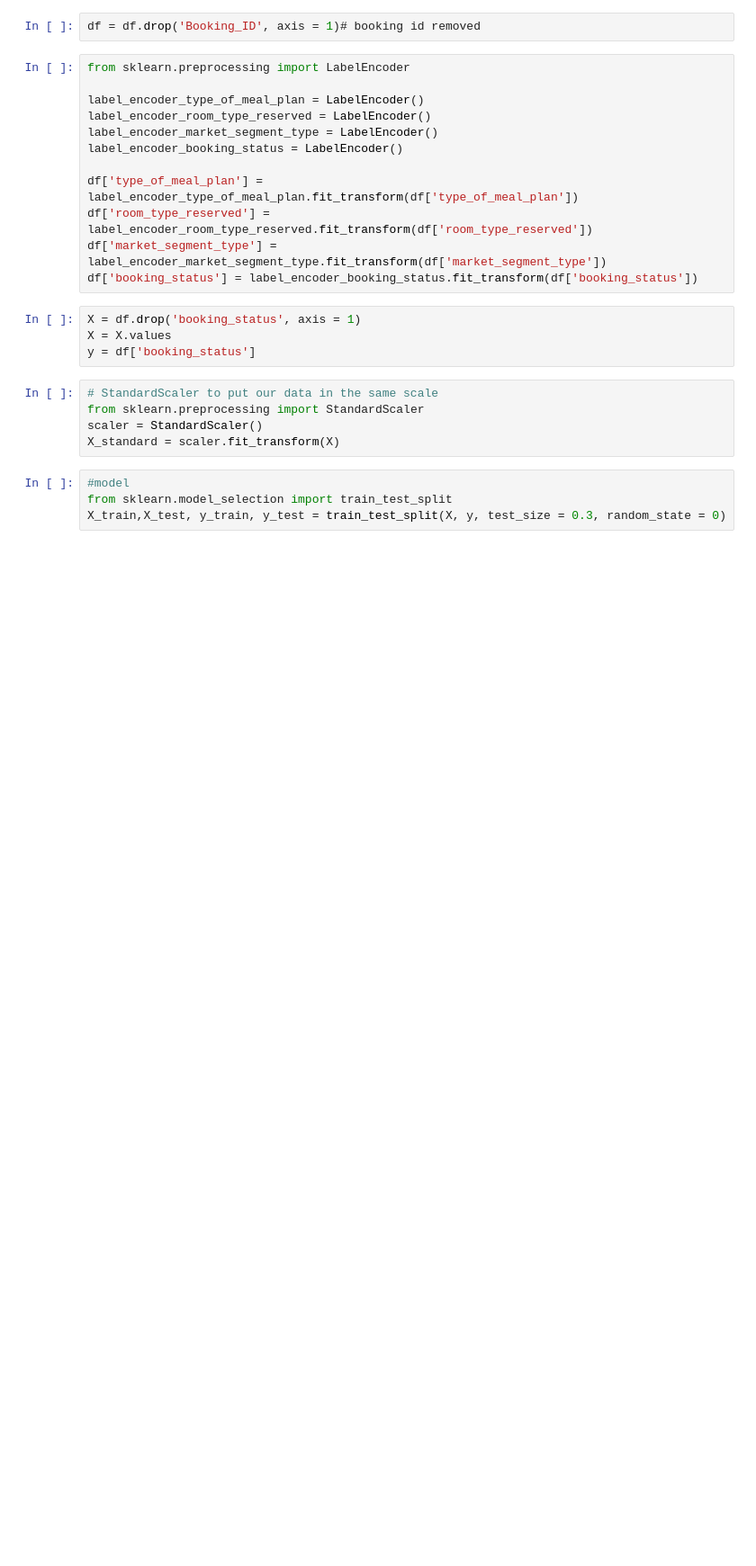
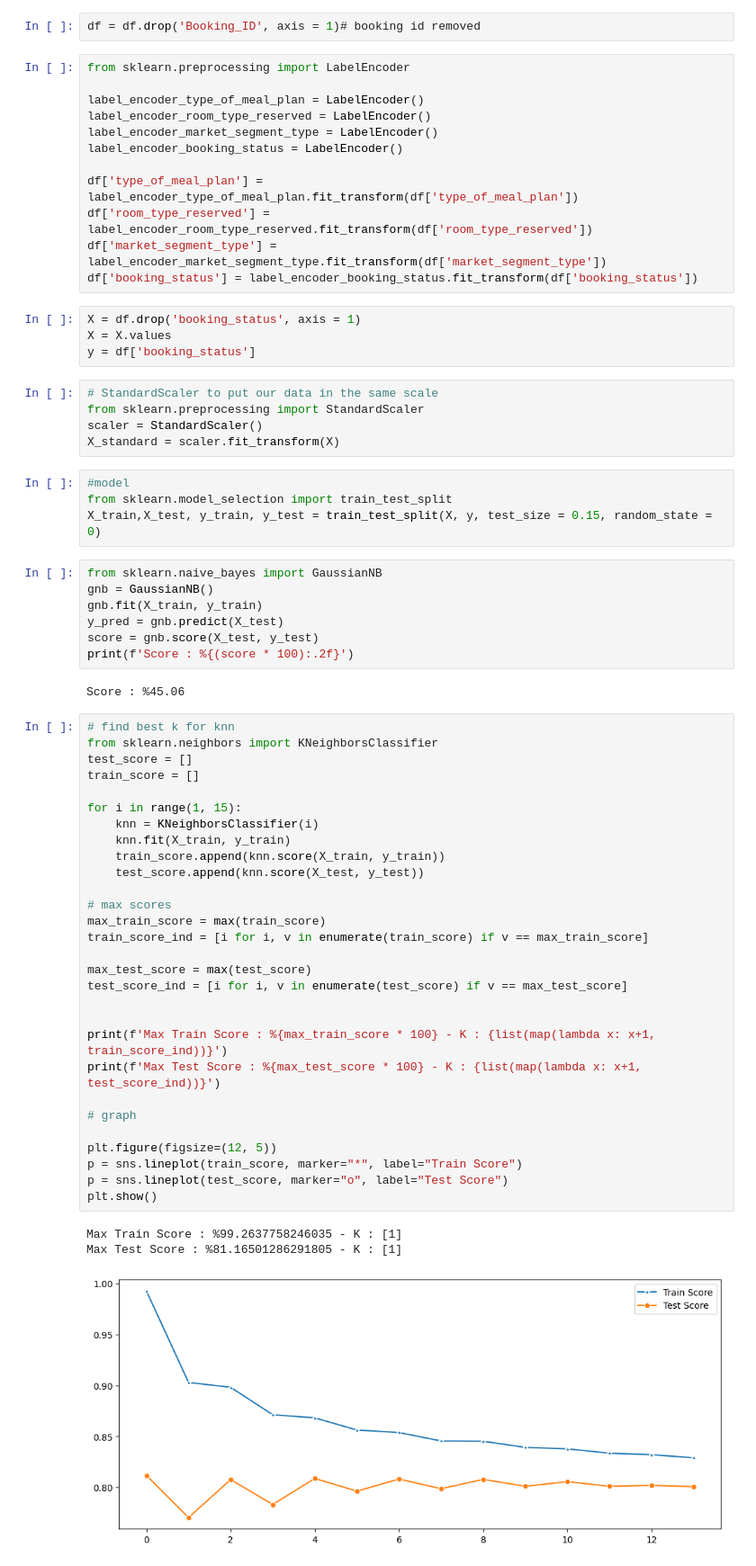
Before and after one commit to masanbasa3k/Machine_Learning, a Jupyter notebook: hotel_reservations_classification.ipynb, the cells around one changed output. Shown at 90% size. Drawn from its saved outputs; the diff is of its cells as text; blank space fills up the shorter version.

```diff
--- a/hotel_reservations_classification.ipynb
+++ b/hotel_reservations_classification.ipynb
@@ -108,4 +108,46 @@ X_standard = scaler.fit_transform(X)
 # %%
 #model
 from sklearn.model_selection import train_test_split
-X_train,X_test, y_train, y_test = train_test_split(X, y, test_size = 0.3, random_state = 0)
+X_train,X_test, y_train, y_test = train_test_split(X, y, test_size = 0.15, random_state = 0)
+# %%
+from sklearn.naive_bayes import GaussianNB
+gnb = GaussianNB()
+gnb.fit(X_train, y_train)
+y_pred = gnb.predict(X_test)
+score = gnb.score(X_test, y_test)
+print(f'Score : %{(score * 100):.2f}')
+# %% [output]
+Score : %45.06
+# %%
+# find best k for knn
+from sklearn.neighbors import KNeighborsClassifier
+test_score = []
+train_score = []
+
+for i in range(1, 15):
+    knn = KNeighborsClassifier(i)
+    knn.fit(X_train, y_train)
+    train_score.append(knn.score(X_train, y_train))
+    test_score.append(knn.score(X_test, y_test))
+
+# max scores
+max_train_score = max(train_score)
+train_score_ind = [i for i, v in enumerate(train_score) if v == max_train_score]
+
+max_test_score = max(test_score)
+test_score_ind = [i for i, v in enumerate(test_score) if v == max_test_score]
+
+
+print(f'Max Train Score : %{max_train_score * 100} - K : {list(map(lambda x: x+1, train_score_ind))}')
+print(f'Max Test Score : %{max_test_score * 100} - K : {list(map(lambda x: x+1, test_score_ind))}')
+
+# graph
+
+plt.figure(figsize=(12, 5))
+p = sns.lineplot(train_score, marker="*", label="Train Score")
+p = sns.lineplot(test_score, marker="o", label="Test Score")
+plt.show()
+# %% [output]
+Max Train Score : %99.2637758246035 - K : [1]
+Max Test Score : %81.16501286291805 - K : [1]
+[figure, added]
```
Also changed, not shown: parts of 3 cells of this notebook.
